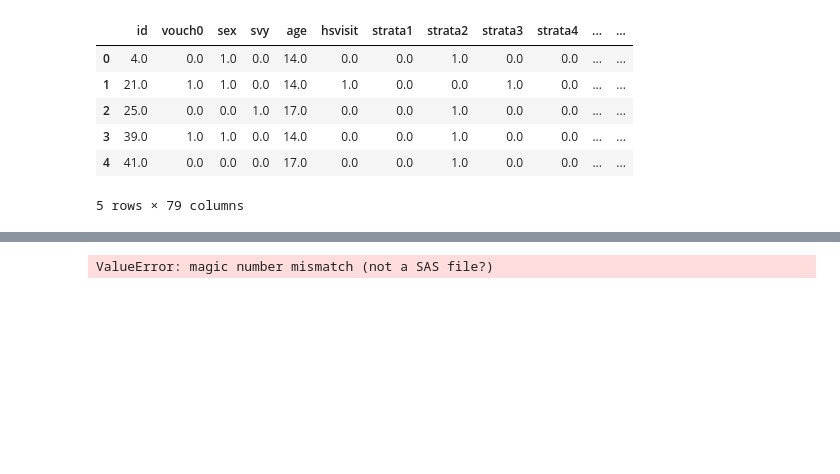
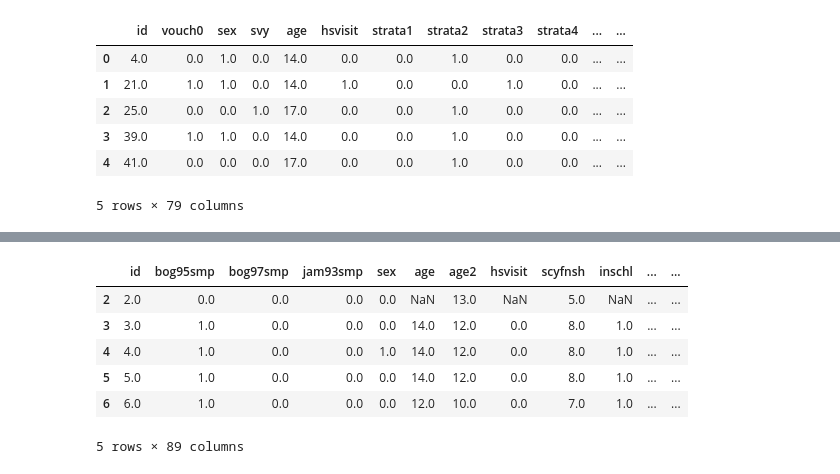
Before and after one commit to njdamstra/Econ148-Proj3, a Jupyter notebook: Nate_loads_table.ipynb, the cells around one changed output, grey strips where cells are left out. Saved outputs shown, nothing was run; the diff lists cells and outputs as text; code cells hidden in the pictures; blank space fills up the shorter version.

```diff
--- a/Nate_loads_table.ipynb
+++ b/Nate_loads_table.ipynb
@@ -36,3 +36,13 @@ df.head()
 # %%
+df = pd.read_stata("aerdat4.dta")
+df = df[2:]
+
+df.head()
 # %% [output]
+|  | id | bog95smp | bog97smp | jam93smp | sex | age | age2 | hsvisit | scyfnsh | inschl | ... | ... |
+| 2 | 2.0 | 0.0 | 0.0 | 0.0 | 0.0 | NaN | 13.0 | NaN | 5.0 | NaN | ... | ... |
+| 3 | 3.0 | 1.0 | 0.0 | 0.0 | 0.0 | 14.0 | 12.0 | 0.0 | 8.0 | 1.0 | ... | ... |
+| 4 | 4.0 | 1.0 | 0.0 | 0.0 | 1.0 | 14.0 | 12.0 | 0.0 | 8.0 | 1.0 | ... | ... |
+| 5 | 5.0 | 1.0 | 0.0 | 0.0 | 0.0 | 14.0 | 12.0 | 0.0 | 8.0 | 1.0 | ... | ... |
+| 6 | 6.0 | 1.0 | 0.0 | 0.0 | 0.0 | 12.0 | 10.0 | 0.0 | 7.0 | 1.0 | ... | ... |
-ValueError: magic number mismatch (not a SAS file?)
+5 rows × 89 columns
```
Also changed, not shown: parts of 22 cells of this notebook, 2 other files.
